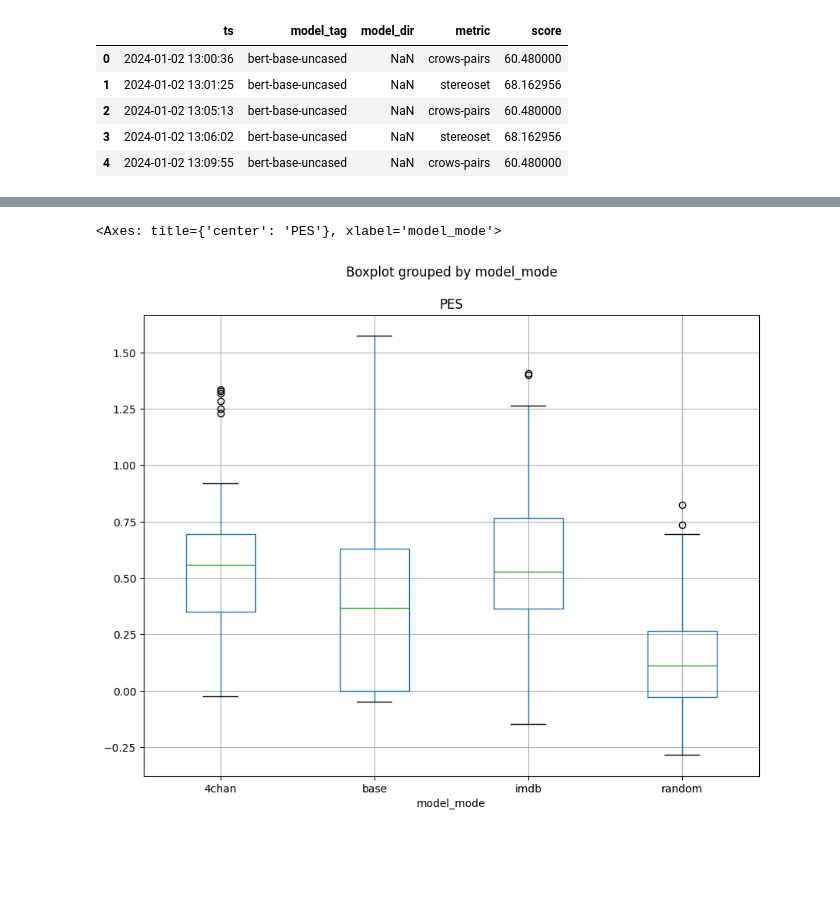
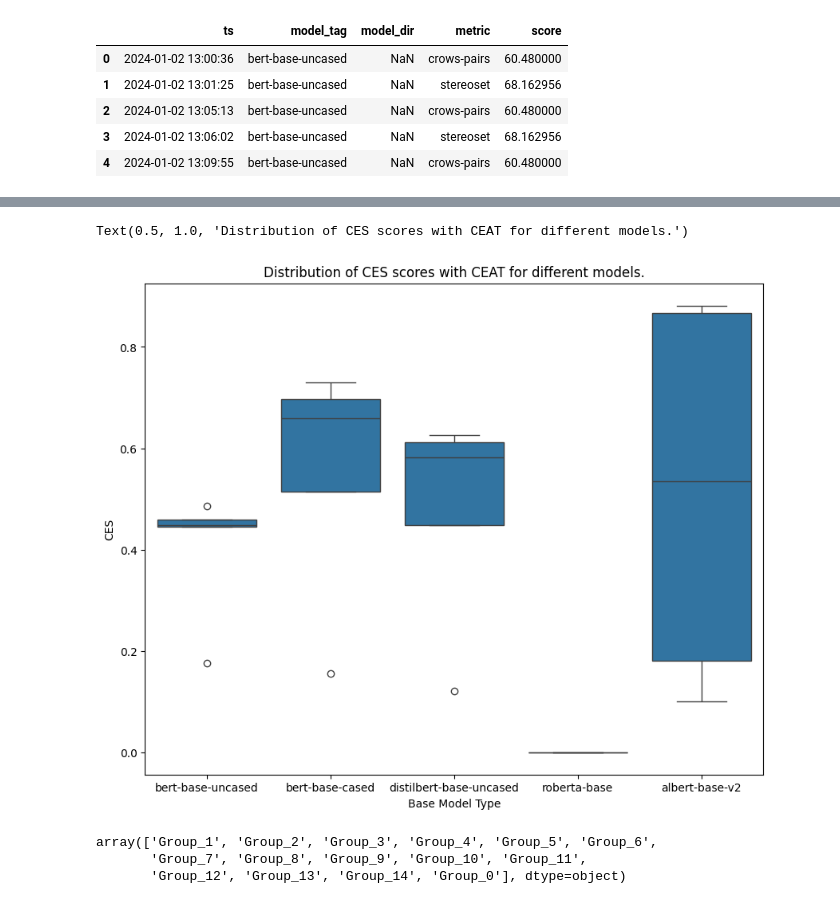
Before and after one commit to WizIshan/TUM_Thesis, a Jupyter notebook: src/viz.ipynb, the cells around one changed output, grey strips where cells are left out. Drawn from its saved outputs; the diff is of its cells as text; code cells hidden in the pictures; blank space fills up the shorter version.

```diff
--- a/src/viz.ipynb
+++ b/src/viz.ipynb
@@ -4,7 +4,7 @@ import numpy as np
 import matplotlib.pyplot as plt
 import seaborn as sns
 # %%
-scores = pd.read_excel('../data/results/master_results.xlsx',sheet_name=None)
+scores = pd.read_excel('../data/results/master_results_20241101.xlsx',sheet_name=None)
 # %%
 scores['consolidated']
 # %% [output]
@@ -98,10 +141,23 @@ ceat.head()
 | 2 | 3 | 0.329456 | 8.382907e-289 | 2024-01-02 17:36:21 | bert-base-uncased | NaN | ceat | bert-base-uncased | base |
 | 3 | 4 | 0.366961 | 1.097725e-219 | 2024-01-02 17:36:21 | bert-base-uncased | NaN | ceat | bert-base-uncased | base |
 | 4 | 5 | 0.000570 | 4.811871e-01 | 2024-01-02 17:36:21 | bert-base-uncased | NaN | ceat | bert-base-uncased | base |
+# %%
+ceat['group'] = ceat['group'].apply(lambda x : 'Group_'+str(x))
 # %%
 # fig, ax = plt.subplots(figsize=(10, 8))
 # sns.boxplot(x='group', y='PES', hue='model_mode', data=ceat, ax = ax)
-ceat.boxplot(column='PES',by='model_mode', figsize = (10,8))
+# ceat.boxplot(column='PES',by='model_mode', figsize = (10,8))
+fig, ax = plt.subplots(figsize=(10, 8))
+sns.boxplot(x='base_model_tag', y='PES', data=ceat.loc[ceat['group']=='Group_0'], ax = ax)
+plt.xlabel('Base Model Type')
+plt.ylabel('CES')
+plt.title('Distribution of CES scores with CEAT for different models.')
 # %% [output]
-<Axes: title={'center': 'PES'}, xlabel='model_mode'>
+Text(0.5, 1.0, 'Distribution of CES scores with CEAT for different models.')
-[figure, old version]
+[figure, new version]
+# %%
+ceat['group'].unique()
+# %% [output]
+array(['Group_1', 'Group_2', 'Group_3', 'Group_4', 'Group_5', 'Group_6',
+       'Group_7', 'Group_8', 'Group_9', 'Group_10', 'Group_11',
+       'Group_12', 'Group_13', 'Group_14', 'Group_0'], dtype=object)
```
Also changed, not shown: parts of 14 cells of this notebook, 4 other files.
